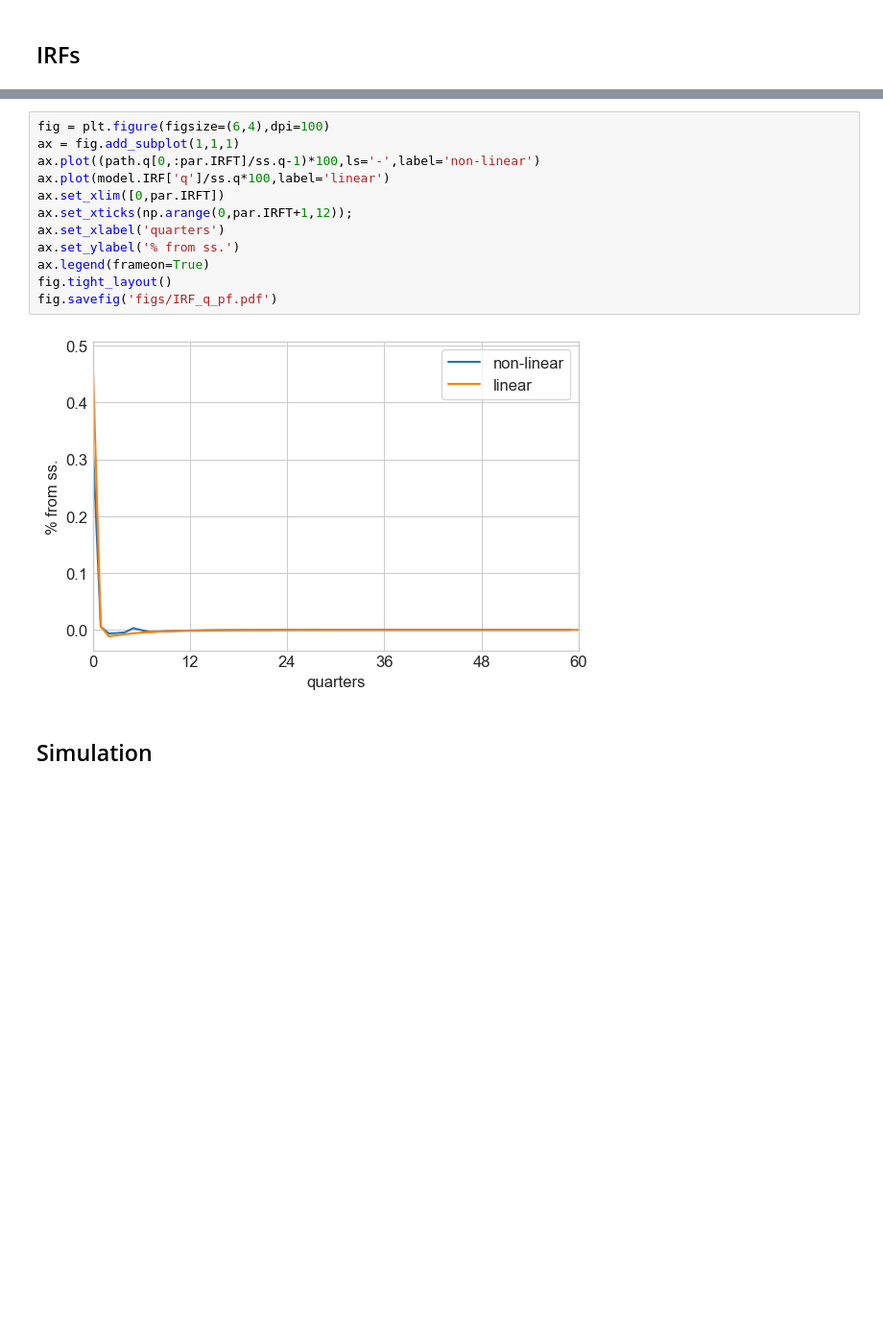
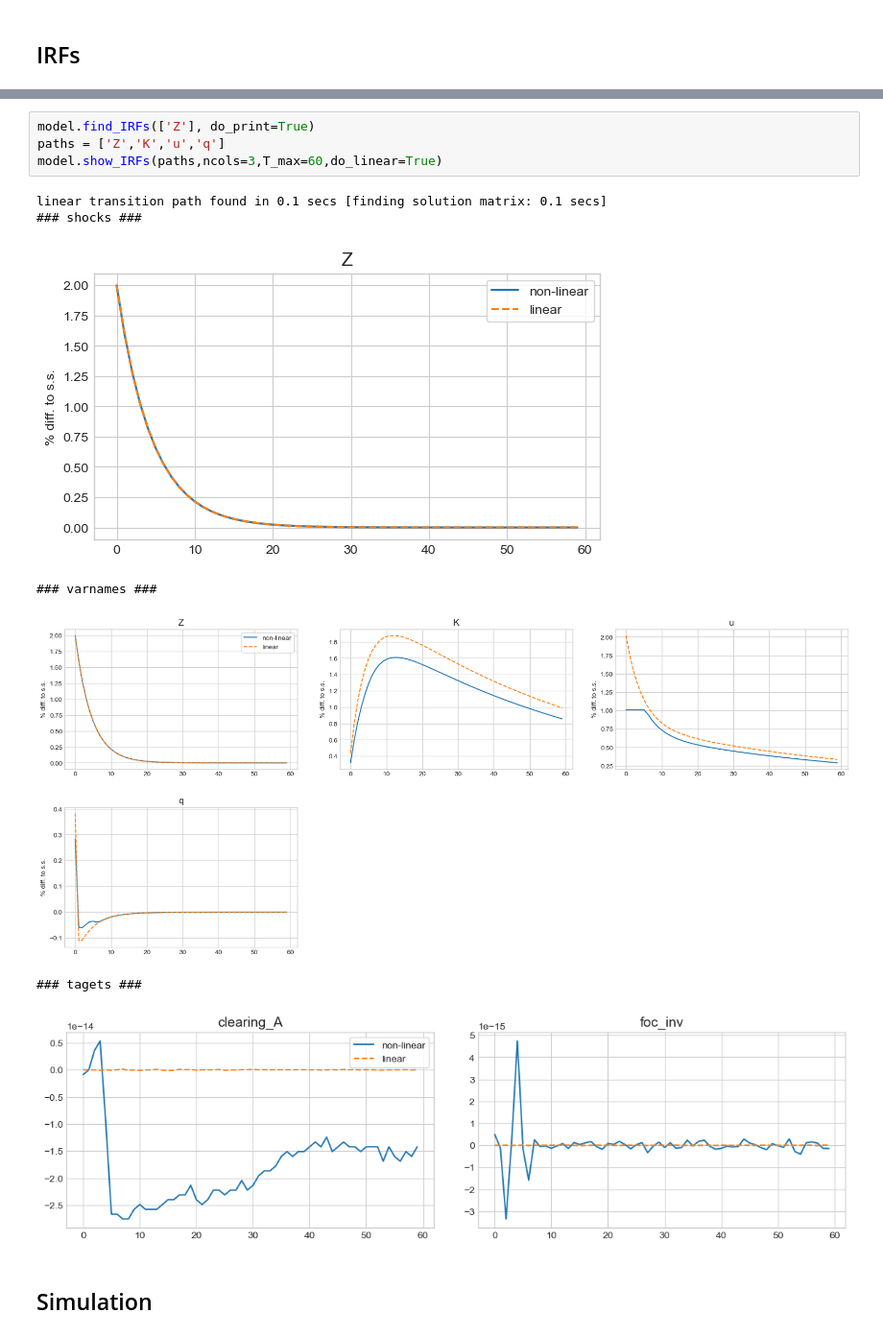
Before and after one commit to JeppeDruedahl/GlobalHA, a Jupyter notebook: HANC/Main.ipynb, the cells around one changed output, grey strips where cells are left out. Shown at 96% size. Cells and saved outputs as stored; diff of their text form; blank space fills up the shorter version.

```diff
--- a/HANC/Main.ipynb
+++ b/HANC/Main.ipynb
@@ -183,17 +143,15 @@ fig.savefig('figs/IRF_u_pf.pdf')
-# %%
-fig = plt.figure(figsize=(6,4),dpi=100)
-ax = fig.add_subplot(1,1,1)
-ax.plot((path.q[0,:par.IRFT]/ss.q-1)*100,ls='-',label='non-linear')
-ax.plot(model.IRF['q']/ss.q*100,label='linear')
-ax.set_xlim([0,par.IRFT])
-ax.set_xticks(np.arange(0,par.IRFT+1,12));
-ax.set_xlabel('quarters')
-ax.set_ylabel('% from ss.')
-ax.legend(frameon=True)
-fig.tight_layout()
-fig.savefig('figs/IRF_q_pf.pdf')
-# %% [output]
-[figure, removed]
+# %%
+model.find_IRFs(['Z'], do_print=True)
+paths = ['Z','K','u','q']
+model.show_IRFs(paths,ncols=3,T_max=60,do_linear=True)
+# %% [output]
+linear transition path found in 0.1 secs [finding solution matrix: 0.1 secs]
+### shocks ###
+[figure, added]
+### varnames ###
+[figure, added]
+### tagets ###
+[figure, added]
 # %% [markdown]
 ## Simulation
 # %%
```
Also changed, not shown: parts of 15 cells of this notebook, 14 other files.
